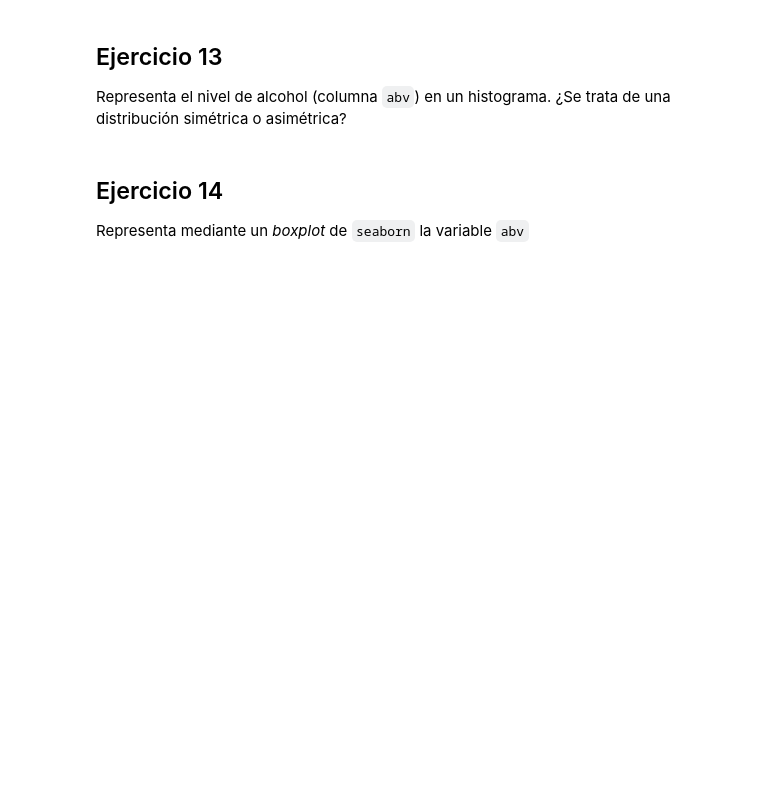
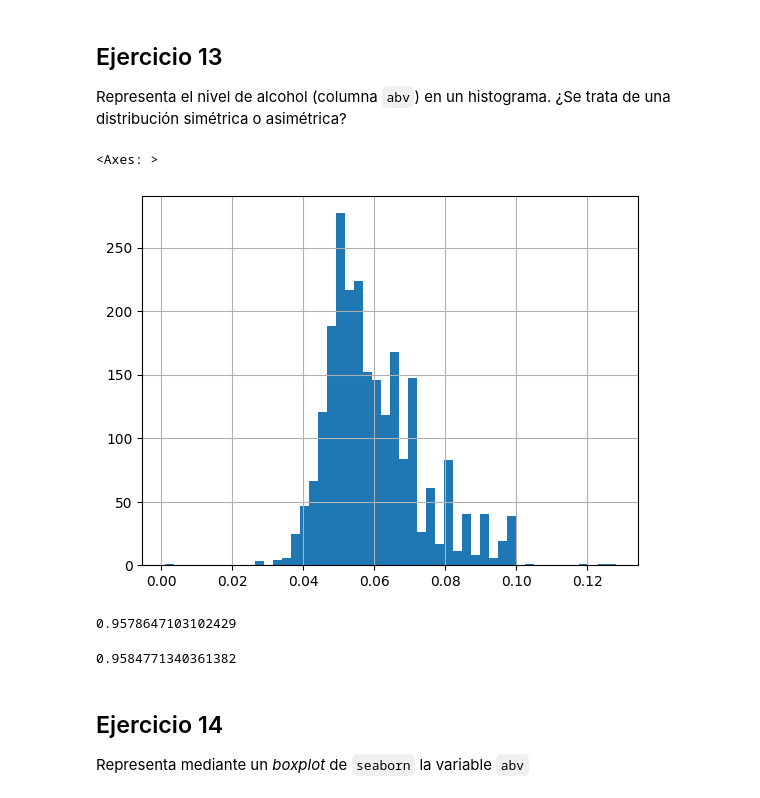
Before and after one commit to angelrodnah/2309_dsft_thebridge, a Jupyter notebook: 2-Data_Analysis/2-Pandas/Practica/6-Beers/birras_repaso.ipynb, the cells around one changed output. Saved outputs shown, nothing was run; the diff lists cells and outputs as text; code cells hidden in the pictures; blank space fills up the shorter version.

```diff
--- a/2-Data_Analysis/2-Pandas/Practica/6-Beers/birras_repaso.ipynb
+++ b/2-Data_Analysis/2-Pandas/Practica/6-Beers/birras_repaso.ipynb
@@ -51,3 +422,8 @@ No queda muy claro cuánto de dispar, de dispersa, es la medida de IBU. Mediante
 # %% [markdown]
 ## Ejercicio 13
 Representa el nivel de alcohol (columna `abv`) en un histograma. ¿Se trata de una distribución simétrica o asimétrica?
+# %%
+df_beer['abv'].hist(bins=50)
+# %% [output]
+<Axes: >
+[figure, added]
@@ -54,3 +432,11 @@ Representa el nivel de alcohol (columna `abv`) en un histograma. ¿Se trata de u
+# %%
+stats.skew(df_beer[df_beer['abv'].notnull()]['abv'])
+# %% [output]
+0.9578647103102429
+# %%
+df_beer['abv'].skew()
+# %% [output]
+0.9584771340361382
 # %% [markdown]
 ## Ejercicio 14
 Representa mediante un *boxplot* de `seaborn` la variable `abv`
```
Also changed, not shown: parts of 86 cells of this notebook, 1 other file.
